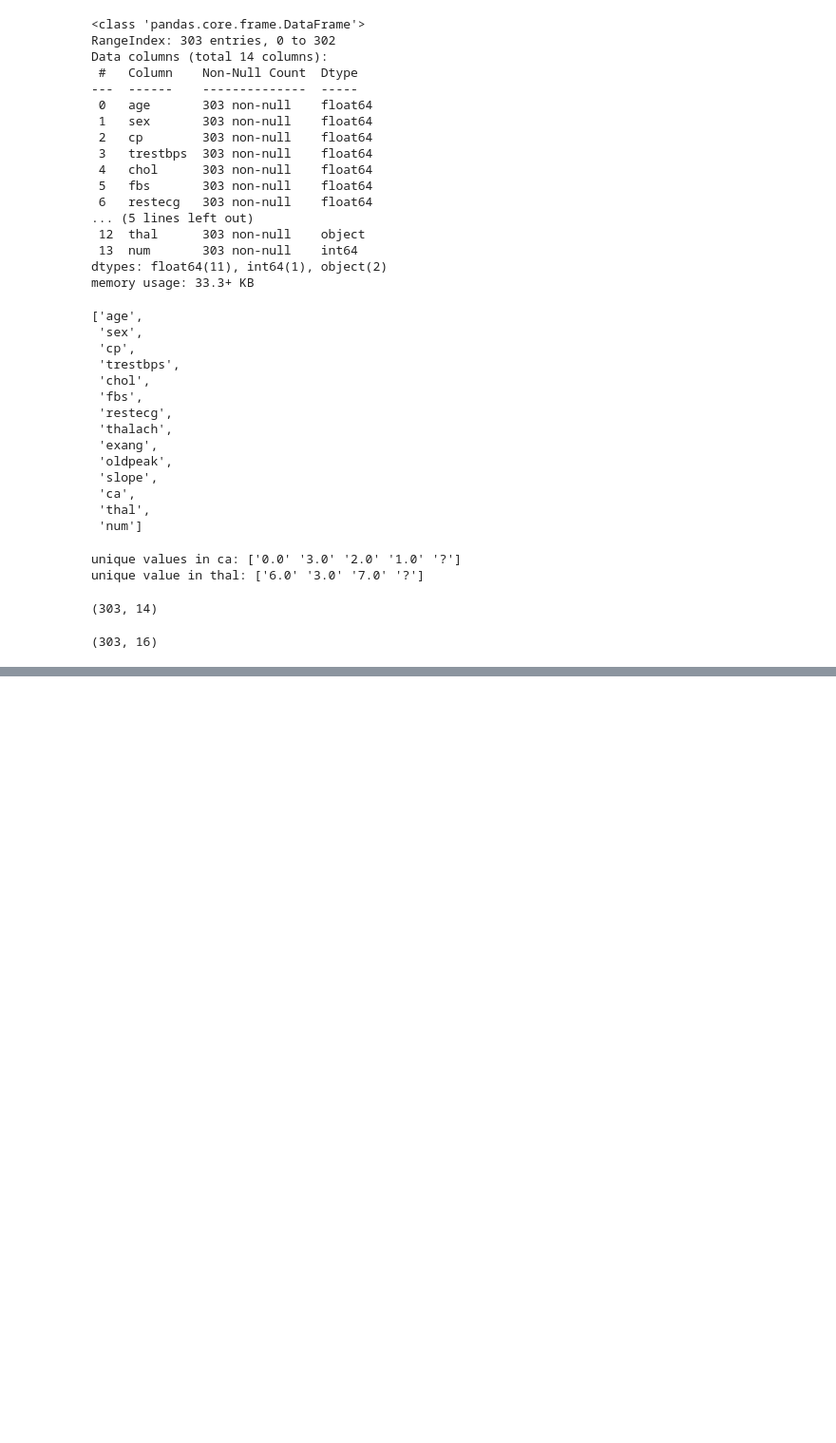
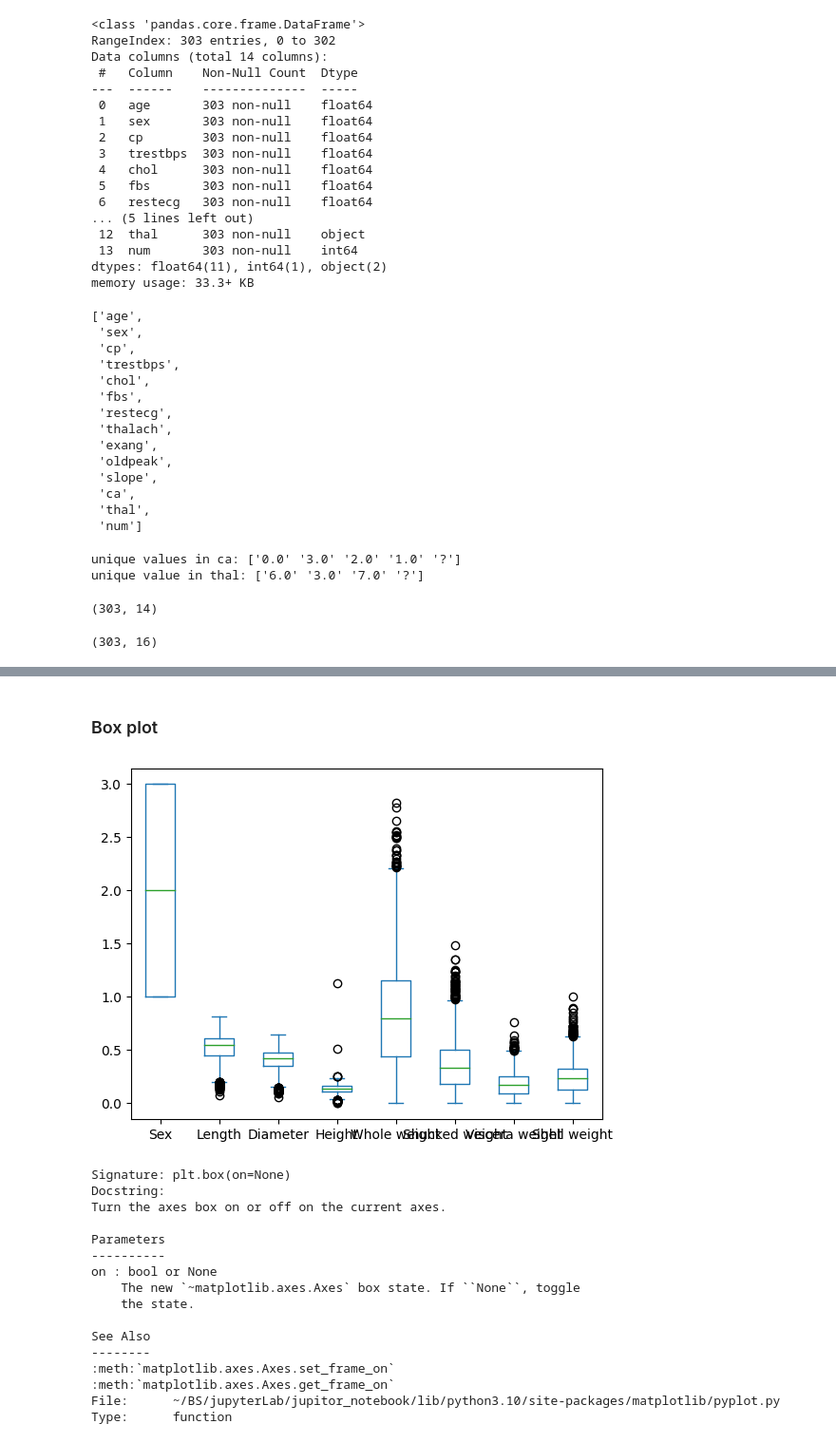
Before and after one commit to aniketkalra11/basic_kaggle_practice, a Jupyter notebook: practice_3.ipynb, the cells around one changed output, grey strips where cells are left out. Shown at 95% size. Cells and saved outputs as stored; diff of their text form; code cells hidden in the pictures; blank space fills up the shorter version.

```diff
--- a/practice_3.ipynb
+++ b/practice_3.ipynb
@@ -191,0 +335,23 @@ heart_data_imputed_with_indicator.shape
+# %% [markdown]
+### Box plot
+# %%
+abalone_data.plot.box()
+?plt.box
+# %% [output]
+[figure, added]
+Signature: plt.box(on=None)
+Docstring:
+Turn the axes box on or off on the current axes.
+
+Parameters
+----------
+on : bool or None
+    The new `~matplotlib.axes.Axes` box state. If ``None``, toggle
+    the state.
+
+See Also
+--------
+:meth:`matplotlib.axes.Axes.set_frame_on`
+:meth:`matplotlib.axes.Axes.get_frame_on`
+File:      ~/BS/jupyterLab/jupitor_notebook/lib/python3.10/site-packages/matplotlib/pyplot.py
+Type:      function
```
Also changed, not shown: parts of 48 cells of this notebook, 1 other file.
